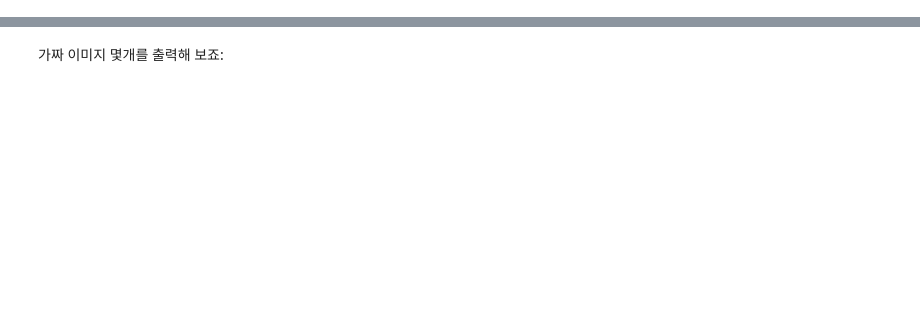
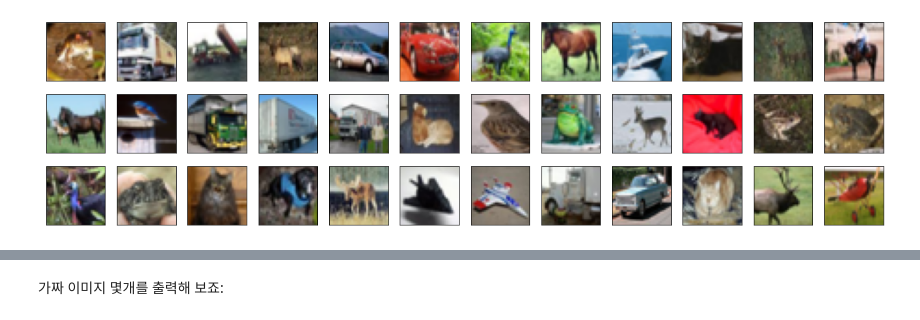
Before and after one commit to redpineK/deeplearning, a Jupyter notebook: 6일차3강_GAN실습.ipynb, the cells around one changed output, grey strips where cells are left out. Drawn from its saved outputs; the diff is of its cells as text; code cells hidden in the pictures; blank space fills up the shorter version.

```diff
--- a/6일차3강_GAN실습.ipynb
+++ b/6일차3강_GAN실습.ipynb
@@ -111,3 +111,17 @@ gan = keras.models.Model(gan_input, gan_output)
 
 gan_optimizer = keras.optimizers.RMSprop(lr=0.0004, clipvalue=1.0, decay=1e-8)
 gan.compile(optimizer=gan_optimizer, loss='binary_crossentropy')
+# %%
+from tensorflow.keras.datasets import cifar10
+
+(X_train, Y_train) , (X_test, Y_test) = cifar10.load_data()
+
+X_train.shape
+
+fig = plt.figure(figsize=(20,5))
+
+for i in range(36):
+    ax = fig.add_subplot(3, 12, i+1, xticks=[], yticks=[])
+    ax.imshow(X_train[i])
+# %% [output]
+[figure, added]
```
Also changed, not shown: parts of 7 cells of this notebook.
